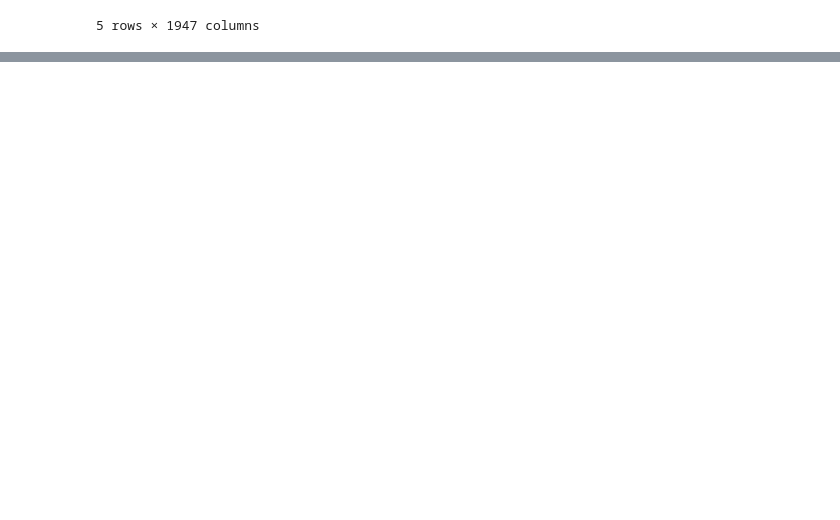
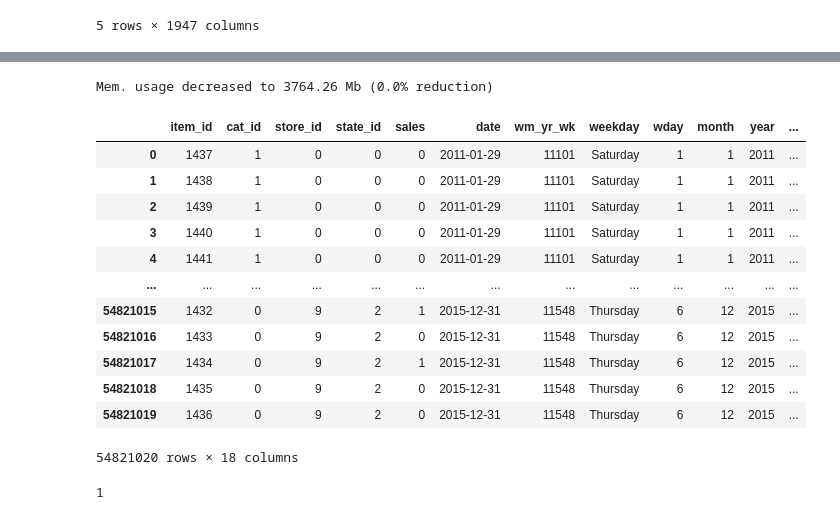
Before and after one commit to engrkassar/5.-MLND_Capstone_Project, a Jupyter notebook: new_one_2-Copy1.ipynb, the cells around one changed output, grey strips where cells are left out. Cells and saved outputs as stored; diff of their text form; code cells hidden in the pictures; blank space fills up the shorter version.

```diff
--- a/new_one_2-Copy1.ipynb
+++ b/new_one_2-Copy1.ipynb
@@ -203,3 +205,55 @@ Wall time: 7.87 µs
 | 54821018 | 1435 | 0 | 9 | 2 | d_1798 | 0 | 2015-12-31 | 11548 | Thursday | 6 | 12 | ... |
 | 54821019 | 1436 | 0 | 9 | 2 | d_1798 | 0 | 2015-12-31 | 11548 | Thursday | 6 | 12 | ... |
 54821020 rows × 19 columns
+# %%
+def reduce_mem_usage(df, verbose=True):
+    numerics = ['int16', 'int32', 'int64', 'float16', 'float32', 'float64']
+    start_mem = df.memory_usage().sum() / 1024**2
+    for col in df.columns:
+        col_type = df[col].dtypes
+        if col_type in numerics:
+            c_min = df[col].min()
+            c_max = df[col].max()
+            if str(col_type)[:3] == 'int':
+                if c_min > np.iinfo(np.int8).min and c_max < np.iinfo(np.int8).max:
+                    df[col] = df[col].astype(np.int8)
+                elif c_min > np.iinfo(np.int16).min and c_max < np.iinfo(np.int16).max:
+                    df[col] = df[col].astype(np.int16)
+                elif c_min > np.iinfo(np.int32).min and c_max < np.iinfo(np.int32).max:
+                    df[col] = df[col].astype(np.int32)
+                elif c_min > np.iinfo(np.int64).min and c_max < np.iinfo(np.int64).max:
+                    df[col] = df[col].astype(np.int64)
+            else:
+                if c_min > np.finfo(np.float16).min and c_max < np.finfo(np.float16).max:
+                    df[col] = df[col].astype(np.float16)
+                elif c_min > np.finfo(np.float32).min and c_max < np.finfo(np.float32).max:
+                    df[col] = df[col].astype(np.float32)
+                else:
+                    df[col] = df[col].astype(np.float64)
+    end_mem = df.memory_usage().sum() / 1024**2
+    if verbose: print('Mem. usage decreased to {:5.2f} Mb ({:.1f}% reduction)'.format(end_mem, 100 * (start_mem - end_mem) / start_mem))
+    return df
+# %%
+df_train = reduce_mem_usage(df_train)
+# %% [output]
+Mem. usage decreased to 3764.26 Mb (0.0% reduction)
+# %%
+df_train
+# %% [output]
+|  | item_id | cat_id | store_id | state_id | sales | date | wm_yr_wk | weekday | wday | month | year | ... |
+| 0 | 1437 | 1 | 0 | 0 | 0 | 2011-01-29 | 11101 | Saturday | 1 | 1 | 2011 | ... |
+| 1 | 1438 | 1 | 0 | 0 | 0 | 2011-01-29 | 11101 | Saturday | 1 | 1 | 2011 | ... |
+| 2 | 1439 | 1 | 0 | 0 | 0 | 2011-01-29 | 11101 | Saturday | 1 | 1 | 2011 | ... |
+| 3 | 1440 | 1 | 0 | 0 | 0 | 2011-01-29 | 11101 | Saturday | 1 | 1 | 2011 | ... |
+| 4 | 1441 | 1 | 0 | 0 | 0 | 2011-01-29 | 11101 | Saturday | 1 | 1 | 2011 | ... |
+| ... | ... | ... | ... | ... | ... | ... | ... | ... | ... | ... | ... | ... |
+| 54821015 | 1432 | 0 | 9 | 2 | 1 | 2015-12-31 | 11548 | Thursday | 6 | 12 | 2015 | ... |
+| 54821016 | 1433 | 0 | 9 | 2 | 0 | 2015-12-31 | 11548 | Thursday | 6 | 12 | 2015 | ... |
+| 54821017 | 1434 | 0 | 9 | 2 | 1 | 2015-12-31 | 11548 | Thursday | 6 | 12 | 2015 | ... |
+| 54821018 | 1435 | 0 | 9 | 2 | 0 | 2015-12-31 | 11548 | Thursday | 6 | 12 | 2015 | ... |
+| 54821019 | 1436 | 0 | 9 | 2 | 0 | 2015-12-31 | 11548 | Thursday | 6 | 12 | 2015 | ... |
+54821020 rows × 18 columns
+# %%
+int(df_train['d'].split('_')[1])
+# %% [output]
+1
```
Also changed, not shown: parts of 22 cells of this notebook.
